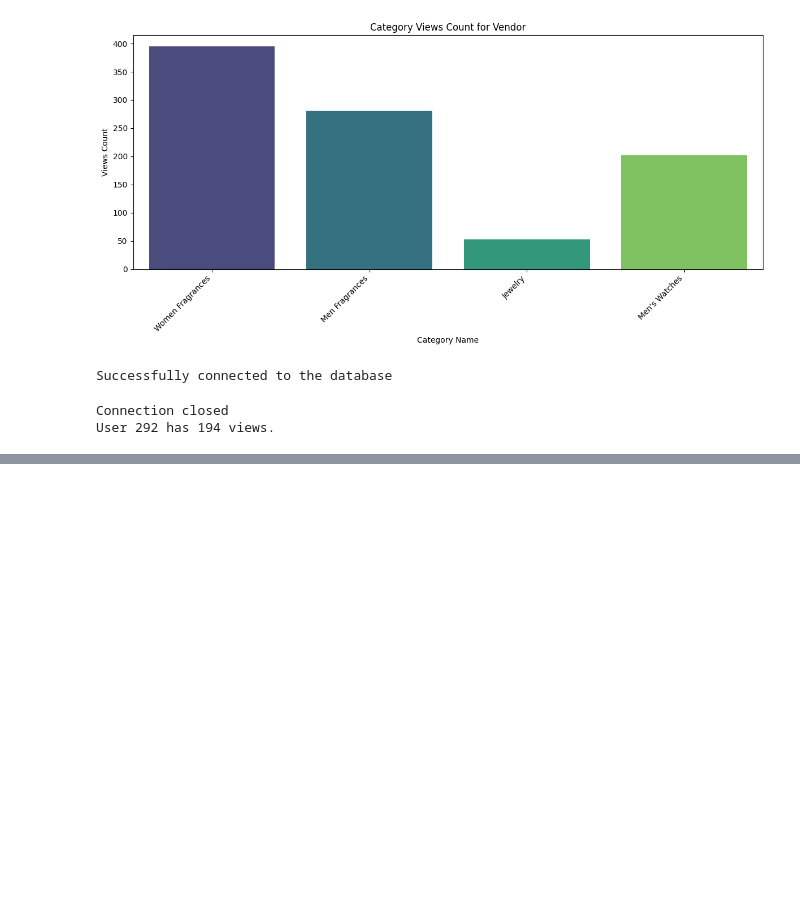
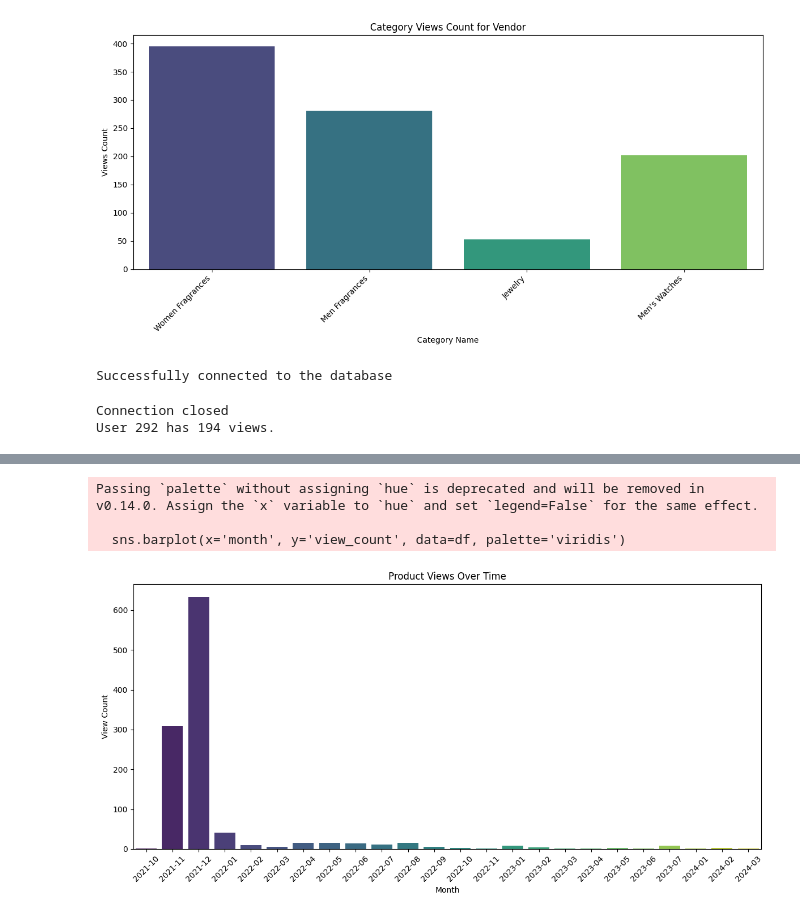
Before and after one commit to AlkaloidWells/Buyam_ML_task1, a Jupyter notebook: activity_01.ipynb, the cells around one changed output, grey strips where cells are left out. Cells and saved outputs as stored; diff of their text form; code cells hidden in the pictures; blank space fills up the shorter version.

```diff
--- a/activity_01.ipynb
+++ b/activity_01.ipynb
@@ -639,3 +639,68 @@ print(f"User {user_id} has {view_count} views.")
 Successfully connected to the database
 Connection closed
 User 292 has 194 views.
+# %%
+import pandas as pd
+from connect import DatabaseConnector
+
+def get_product_views_over_time(vendor_id):
+    db_connector = DatabaseConnector()
+    db_connector.connect_db()
+    connection = db_connector.get_connection()
+
+    if connection is None:
+        print("No connection available to get the view count.")
+        return None
+
+    try:
+        query = """
+        SELECT
+            DATE_FORMAT(pvl.created_at, '%Y-%m') AS month,
+            COUNT(pvl.id) AS view_count
+        FROM
+            product_view_logs pvl
+        JOIN
+            products p ON p.id = pvl.product_id
+        WHERE
+            p.user_id = %s
+        GROUP BY
+            DATE_FORMAT(pvl.created_at, '%Y-%m')
+        ORDER BY
+            month
+        """
+
+        # Execute the query
+        cursor = connection.cursor(dictionary=True)
+        cursor.execute(query, (vendor_id,))
+        result = cursor.fetchall()
+
+        # Convert the result to a DataFrame
+        df = pd.DataFrame(result)
+
+        return df
+    except Exception as e:
+        print(f"Error: {e}")
+        return None
+    finally:
+        cursor.close()
+        db_connector.close_connection()
+
+def plot_views_over_time(df):
+
+    # Plotting the data
+    plt.figure(figsize=(12, 6))
+    sns.barplot(x='month', y='view_count', data=df, palette='viridis')
+    plt.title('Product Views Over Time')
+    plt.xlabel('Month')
+    plt.ylabel('View Count')
+    plt.xticks(rotation=45)
+    plt.tight_layout()
+    plt.show()
+
+# Example usage
+vendor_id = 266  # Replace with the actual vendor ID
+df_views_over_time = get_product_views_over_time(vendor_id)
+if df_views_over_time is not None:
+    print(df_views_over_time)
+    plot_views_over_time(df_views_over_time)
+# %% [output]
@@ -641,0 +724,4 @@ User 292 has 194 views.
+Passing `palette` without assigning `hue` is deprecated and will be removed in v0.14.0. Assign the `x` variable to `hue` and set `legend=False` for the same effect.
+
+  sns.barplot(x='month', y='view_count', data=df, palette='viridis')
+[figure, added]
```
Also changed, not shown: parts of 16 cells of this notebook, 1 other file.
